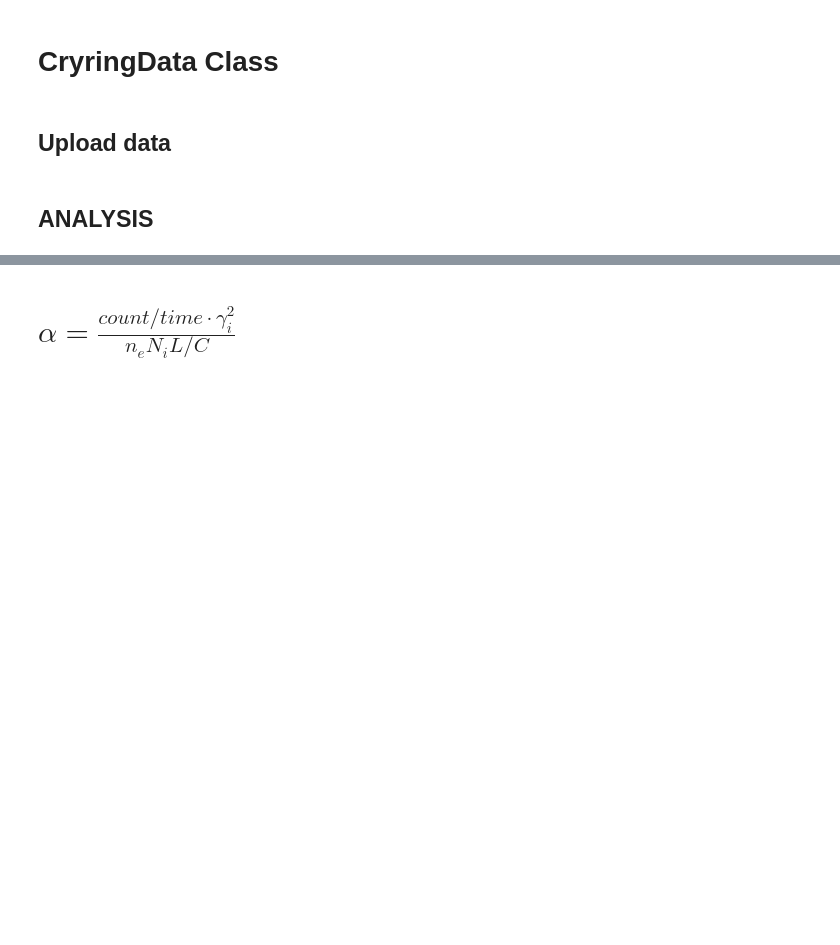
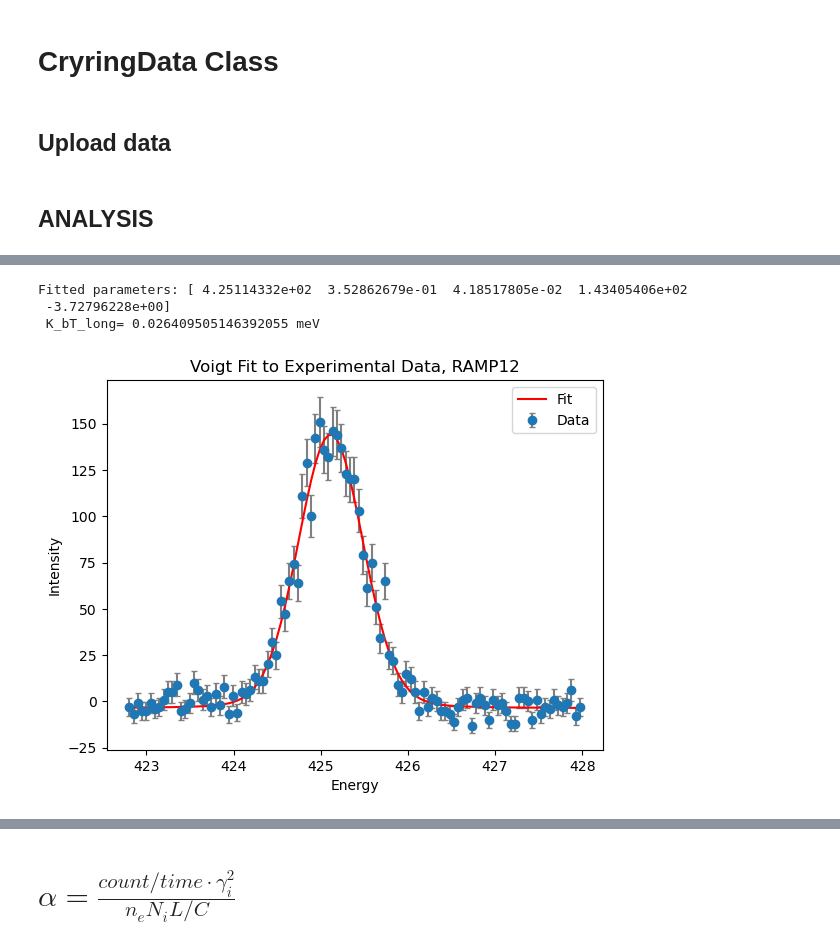
Before and after one commit to wwwerka/dr_oxygen_analysis, a Jupyter notebook: dr_oxygen_analysis.ipynb, the cells around one changed output, grey strips where cells are left out. Drawn from its saved outputs; the diff is of its cells as text; code cells hidden in the pictures; blank space fills up the shorter version.

Commit message:
voight profile to calculate longitudal temperture

```diff
--- a/dr_oxygen_analysis.ipynb
+++ b/dr_oxygen_analysis.ipynb
@@ -526,0 +606,57 @@ plt.grid()
+# %%
+data = data22
+T_list = []
+
+# Define the Voigt profile function, sigma is a gaussian width
+def voigt_profile(x, x0, sigma, gamma, A, B):
+    z = ((x - x0) + 1j * gamma) / (sigma * np.sqrt(2))
+    return A * np.real(wofz(z)) / (sigma * np.sqrt(2 * np.pi)) + B
+
+# Define the residuals function
+def residuals(params, x, y, yerr):
+    x0, sigma, gamma, A, B = params
+    return (y - voigt_profile(x, x0, sigma, gamma, A, B)) / yerr
+
+# Load your data
+data = data22  # Assuming data22 is defined elsewhere
+x_data = data.calibration_NEW2()
+y_data = data.background_subtraction()
+yerr = np.abs(np.sqrt(data.data[:, 7]))
+
+# Filter the data to keep only energies between 420 and 428
+mask = (x_data >= 420) & (x_data <= 428)
+x_filtered = x_data[mask]
+y_filtered = y_data[mask]
+yerr_filtered = yerr[mask]
+
+# Initial guess for the parameters
+initial_guess = [424, 0.6, 0.1, 0.2, 0.01]  # [x0, sigma, gamma, A, B]
+# Set bounds for the parameters to enforce positive gamma
+bounds = ([422, 0, 0, 0, -np.inf], [426, np.inf, np.inf, np.inf, np.inf])  # [min, max] for each parameter
+
+# Perform the least squares fitting
+result = opt.least_squares(residuals, initial_guess, args=(x_filtered, y_filtered, yerr_filtered), bounds=bounds)
+
+
+
+# Extract the best-fit parameters
+fitted_params = result.x
+
+temp = fitted_params[1]**2/(16*np.log(2)*fitted_params[0])
+
+print("Fitted parameters:", fitted_params, '\n', 'K_bT_long=', temp*1e3, 'meV')
+
+# Plot the results
+plt.figure()
+plt.errorbar(x_filtered, y_filtered, yerr=yerr_filtered, fmt='o', label='Data', ecolor='gray', capsize=2)
+plt.plot(x_filtered, voigt_profile(x_filtered, *fitted_params), label='Fit', color='red')
+plt.title('Voigt Fit to Experimental Data, RAMP'+data.name)
+plt.xlabel('Energy')
+plt.ylabel('Intensity')
+plt.legend()
+plt.show()
+# %% [output]
+Fitted parameters: [ 4.25114332e+02  3.52862679e-01  4.18517805e-02  1.43405406e+02
+ -3.72796228e+00]
+ K_bT_long= 0.026409505146392055 meV
+[figure, added]
```
Also changed, not shown: parts of 12 cells of this notebook.
